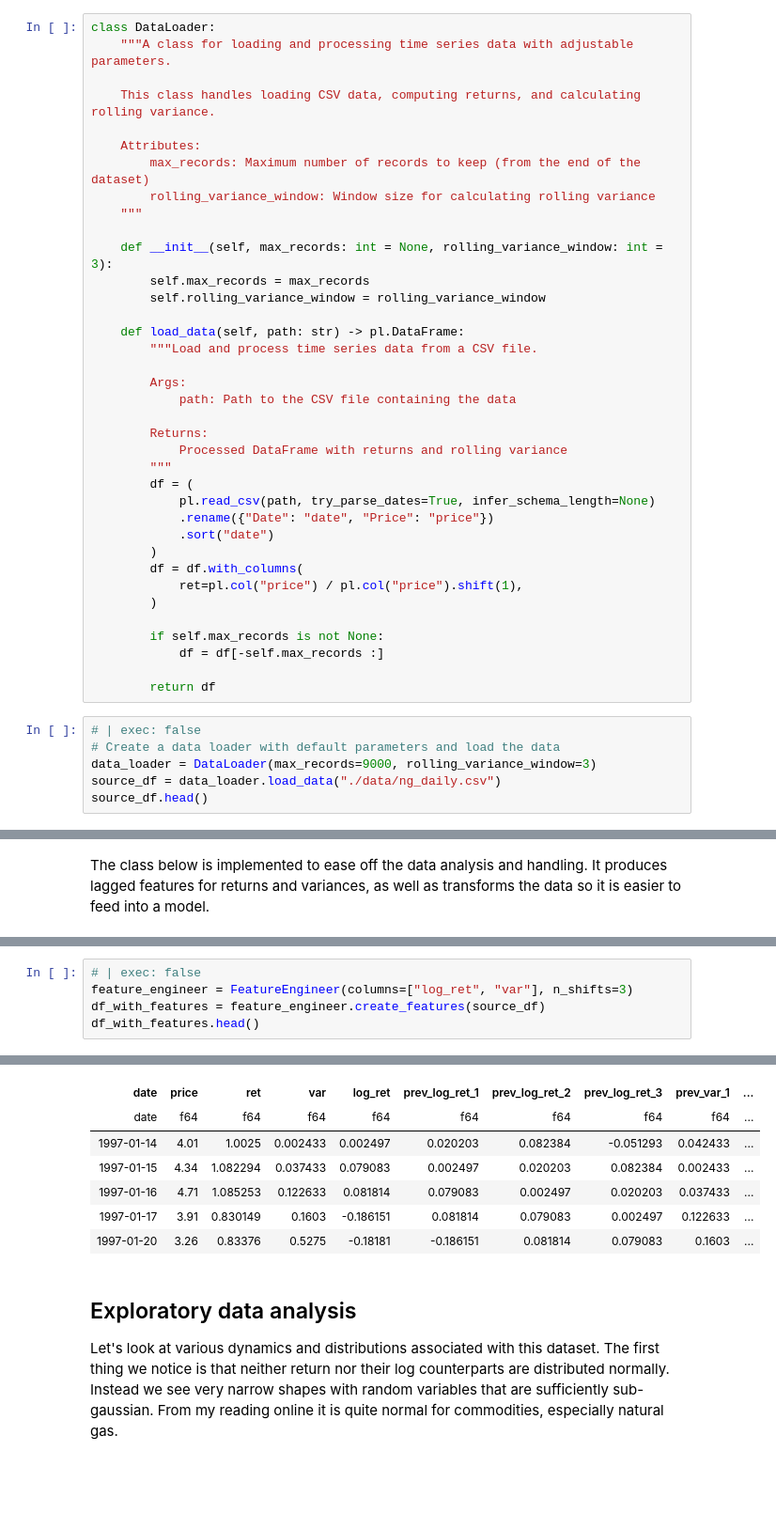
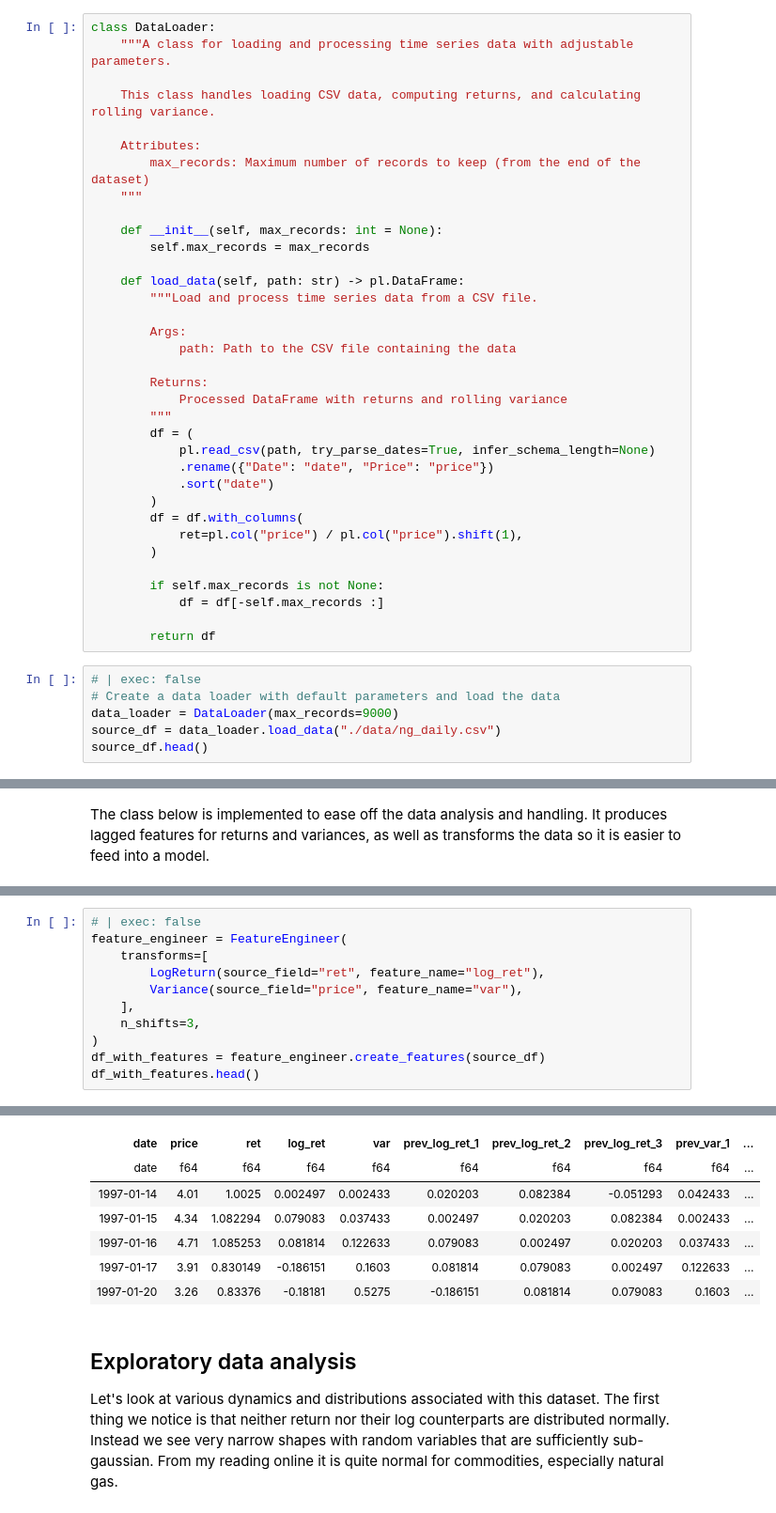
Before and after one commit to sofeikov/bayesianfin, a Jupyter notebook: nbs/01_garch_like_modelling.ipynb, the cells around one changed output, grey strips where cells are left out. Shown at 94% size. Cells and saved outputs as stored; diff of their text form; blank space fills up the shorter version.

```diff
--- a/nbs/01_garch_like_modelling.ipynb
+++ b/nbs/01_garch_like_modelling.ipynb
@@ -43,12 +46,10 @@ class DataLoader:
 
     Attributes:
         max_records: Maximum number of records to keep (from the end of the dataset)
-        rolling_variance_window: Window size for calculating rolling variance
     """
 
-    def __init__(self, max_records: int = None, rolling_variance_window: int = 3):
+    def __init__(self, max_records: int = None):
         self.max_records = max_records
-        self.rolling_variance_window = rolling_variance_window
 
     def load_data(self, path: str) -> pl.DataFrame:
         """Load and process time series data from a CSV file.
@@ -75,7 +76,7 @@ class DataLoader:
 # %%
 # | exec: false
 # Create a data loader with default parameters and load the data
-data_loader = DataLoader(max_records=9000, rolling_variance_window=3)
+data_loader = DataLoader(max_records=9000)
 source_df = data_loader.load_data("./data/ng_daily.csv")
 source_df.head()
 # %% [output]
@@ -204,18 +230,24 @@ class FeatureEngineer:
         return f"{prefix}prev_{site}_{shift}"
 # %%
 # | exec: false
-feature_engineer = FeatureEngineer(columns=["log_ret", "var"], n_shifts=3)
+feature_engineer = FeatureEngineer(
+    transforms=[
+        LogReturn(source_field="ret", feature_name="log_ret"),
+        Variance(source_field="price", feature_name="var"),
+    ],
+    n_shifts=3,
+)
 df_with_features = feature_engineer.create_features(source_df)
 df_with_features.head()
 # %% [output]
 shape: (5, 11)
-| date | price | ret | var | log_ret | prev_log_ret_1 | prev_log_ret_2 | prev_log_ret_3 | prev_var_1 | ... |
+| date | price | ret | log_ret | var | prev_log_ret_1 | prev_log_ret_2 | prev_log_ret_3 | prev_var_1 | ... |
 | date | f64 | f64 | f64 | f64 | f64 | f64 | f64 | f64 | ... |
-| 1997-01-14 | 4.01 | 1.0025 | 0.002433 | 0.002497 | 0.020203 | 0.082384 | -0.051293 | 0.042433 | ... |
-| 1997-01-15 | 4.34 | 1.082294 | 0.037433 | 0.079083 | 0.002497 | 0.020203 | 0.082384 | 0.002433 | ... |
-| 1997-01-16 | 4.71 | 1.085253 | 0.122633 | 0.081814 | 0.079083 | 0.002497 | 0.020203 | 0.037433 | ... |
-| 1997-01-17 | 3.91 | 0.830149 | 0.1603 | -0.186151 | 0.081814 | 0.079083 | 0.002497 | 0.122633 | ... |
-| 1997-01-20 | 3.26 | 0.83376 | 0.5275 | -0.18181 | -0.186151 | 0.081814 | 0.079083 | 0.1603 | ... |
+| 1997-01-14 | 4.01 | 1.0025 | 0.002497 | 0.002433 | 0.020203 | 0.082384 | -0.051293 | 0.042433 | ... |
+| 1997-01-15 | 4.34 | 1.082294 | 0.079083 | 0.037433 | 0.002497 | 0.020203 | 0.082384 | 0.002433 | ... |
+| 1997-01-16 | 4.71 | 1.085253 | 0.081814 | 0.122633 | 0.079083 | 0.002497 | 0.020203 | 0.037433 | ... |
+| 1997-01-17 | 3.91 | 0.830149 | -0.186151 | 0.1603 | 0.081814 | 0.079083 | 0.002497 | 0.122633 | ... |
+| 1997-01-20 | 3.26 | 0.83376 | -0.18181 | 0.5275 | -0.186151 | 0.081814 | 0.079083 | 0.1603 | ... |
 # %% [markdown]
 ## Exploratory data analysis
 
```
Also changed, not shown: parts of 8 cells of this notebook, 3 other files.
